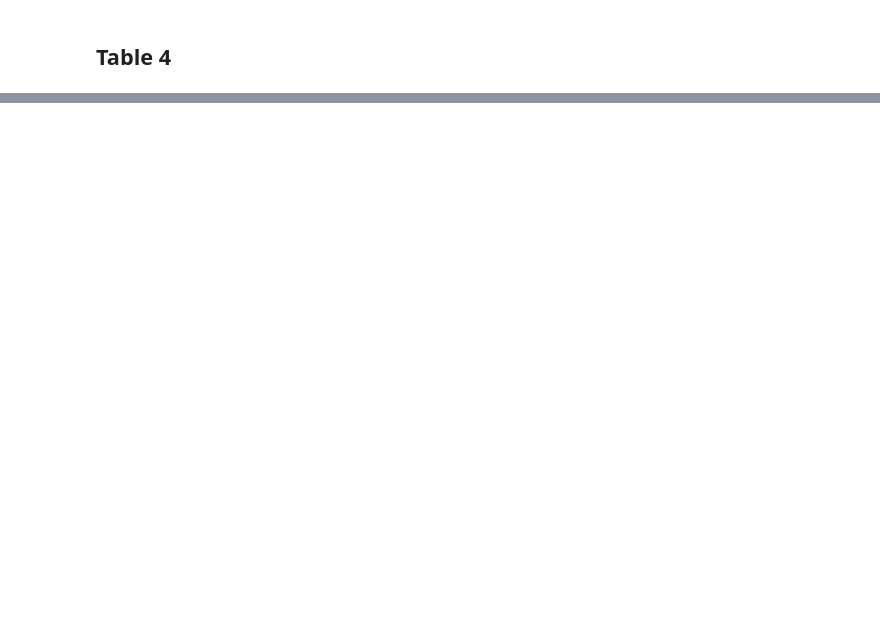
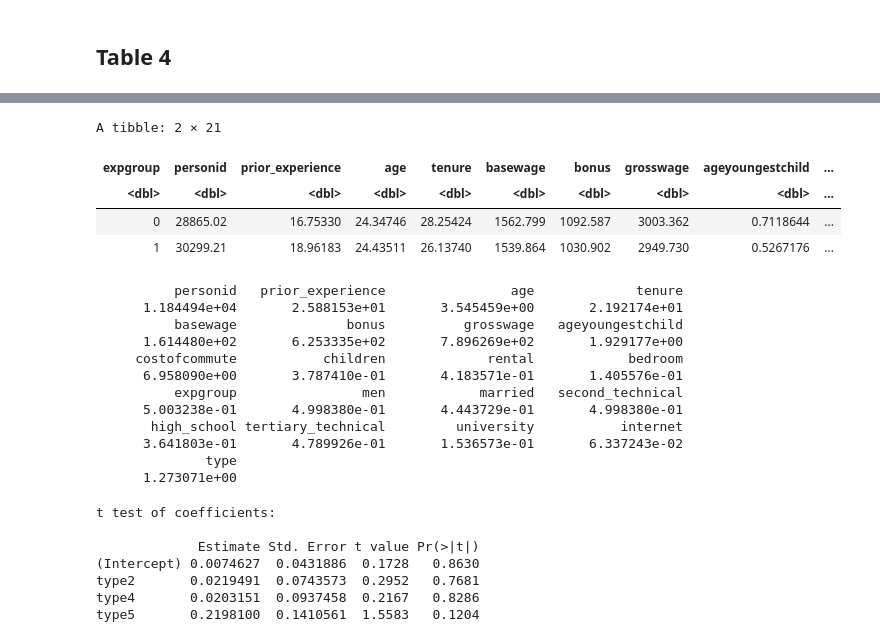
Before and after one commit to 0xandrewdu/stat_230a_final_project, a Jupyter notebook: reproduce_even.ipynb, the cells around one changed output, grey strips where cells are left out. Saved outputs shown, nothing was run; the diff lists cells and outputs as text; code cells hidden in the pictures; blank space fills up the shorter version.

```diff
--- a/reproduce_even.ipynb
+++ b/reproduce_even.ipynb
@@ -263,0 +309,51 @@ F-statistic(proj model): 30.97 on 86 and 14944 DF, p-value: < 2.2e-16
+# %%
+# Load the tc_comparison_data
+tc_comparison_data <- read_dta("data/tc_comparison.dta")
+
+# Means by group
+tc_comparison_data %>%
+  group_by(expgroup) %>%
+  summarise_all(mean, na.rm = TRUE)
+
+# Overall SD
+sapply(tc_comparison_data, sd, na.rm = TRUE)
+
+# Significance of difference
+cors <- cor(tc_comparison_data[ , c("expgroup", "age", "men", "second_technical", "high_school",
+                      "tertiary_technical", "university", "prior_experience", "tenure", "married", "children",
+                      "ageyoungestchild", "rental", "costofcommute", "internet", "bedroom",
+                      "basewage", "bonus", "grosswage")])
+corr.sig <- cor.mtest(cors, conf.level = 0.95)
+
+# Significance of difference within type
+tc_comparison_data$share <- tc_comparison_data$expgroup - 0.5
+tc_comparison_data$type[tc_comparison_data$type == 3] <- 2
+tc_comparison_data$type <- factor(tc_comparison_data$type)
+
+model <- lm(share ~ type, data = tc_comparison_data)
+print(coeftest(model, vcov = vcovHC(model, type = "HC0")))
+# %% [output]
+A tibble: 2 × 21
+| expgroup | personid | prior_experience | age | tenure | basewage | bonus | grosswage | ageyoungestchild | ... |
+| <dbl> | <dbl> | <dbl> | <dbl> | <dbl> | <dbl> | <dbl> | <dbl> | <dbl> | ... |
+| 0 | 28865.02 | 16.75330 | 24.34746 | 28.25424 | 1562.799 | 1092.587 | 3003.362 | 0.7118644 | ... |
+| 1 | 30299.21 | 18.96183 | 24.43511 | 26.13740 | 1539.864 | 1030.902 | 2949.730 | 0.5267176 | ... |
+          personid   prior_experience                age             tenure
+      1.184494e+04       2.588153e+01       3.545459e+00       2.192174e+01
+          basewage              bonus          grosswage   ageyoungestchild
+      1.614480e+02       6.253335e+02       7.896269e+02       1.929177e+00
+     costofcommute           children             rental            bedroom
+      6.958090e+00       3.787410e-01       4.183571e-01       1.405576e-01
+          expgroup                men            married   second_technical
+      5.003238e-01       4.998380e-01       4.443729e-01       4.998380e-01
+       high_school tertiary_technical         university           internet
+      3.641803e-01       4.789926e-01       1.536573e-01       6.337243e-02
+              type
+      1.273071e+00
+t test of coefficients:
+
+             Estimate Std. Error t value Pr(>|t|)
+(Intercept) 0.0074627  0.0431886  0.1728   0.8630
+type2       0.0219491  0.0743573  0.2952   0.7681
+type4       0.0203151  0.0937458  0.2167   0.8286
+type5       0.2198100  0.1410561  1.5583   0.1204
```
Also changed, not shown: parts of 30 cells of this notebook.
